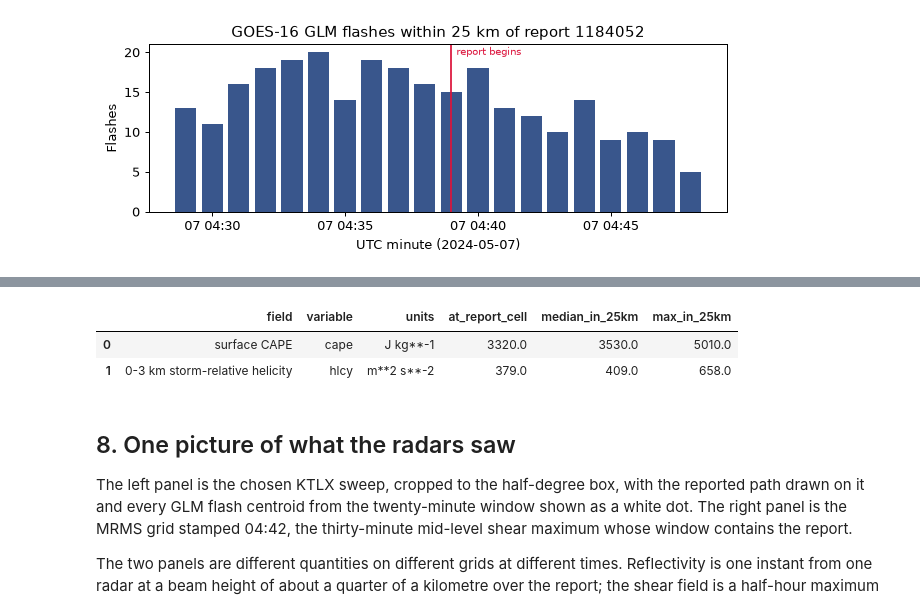
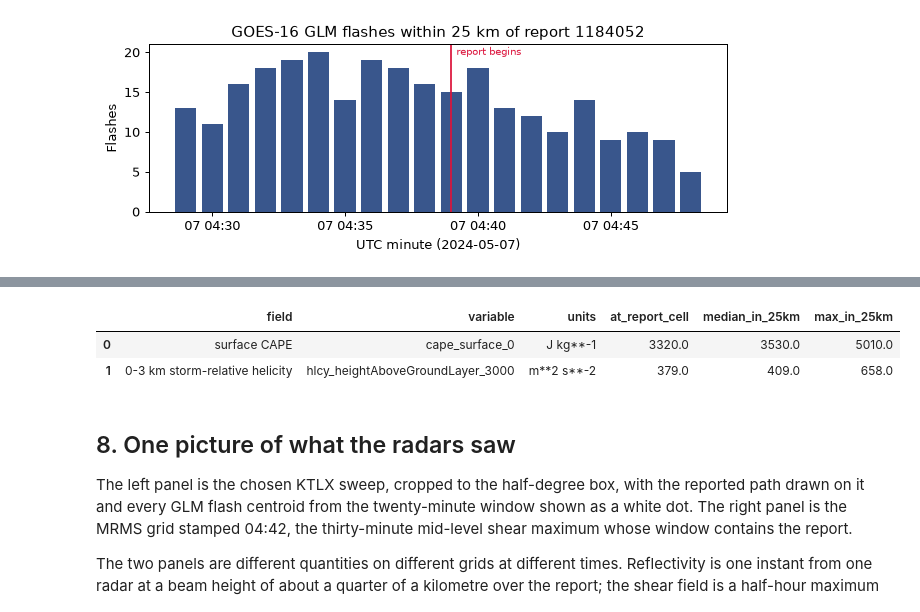
Before and after one commit to jakeryderv/usdata, a Jupyter notebook: examples/severe-weather-case-study/example.ipynb, the cells around one changed output, grey strips where cells are left out. Cells and saved outputs as stored; diff of their text form; code cells hidden in the pictures.

```diff
--- a/examples/severe-weather-case-study/example.ipynb
+++ b/examples/severe-weather-case-study/example.ipynb
@@ -165,21 +173,15 @@ columns = [
 (reports_item,) = result.by_source["reports"]
 events = reports_item.open(usecols=columns)
 print("Records in the 2024 archive:", len(events))
+for derived in events.attrs["usdata"]["derived"]:
+    print(f"{derived['column']} from {derived['source']}: {derived['rule']}")
+    print(f"  rows the rule could not parse: {derived['unparsed']}")
 
 (report,) = events.loc[events.EVENT_ID.eq("1184052")].to_dict("records")
-if report["CZ_TIMEZONE"] != "CST-6":
-    raise ValueError(f"Review the timezone before converting: {report['CZ_TIMEZONE']}")
-CST = timezone(timedelta(hours=-6))
-REPORT_UTC = (
-    datetime.strptime(report["BEGIN_DATE_TIME"], "%d-%b-%y %H:%M:%S")
-    .replace(tzinfo=CST)
-    .astimezone(UTC)
-)
-END_UTC = (
-    datetime.strptime(report["END_DATE_TIME"], "%d-%b-%y %H:%M:%S")
-    .replace(tzinfo=CST)
-    .astimezone(UTC)
-)
+if pd.isna(report["BEGIN_UTC"]) or pd.isna(report["END_UTC"]):
+    raise ValueError(f"No UTC time was derived from {report['CZ_TIMEZONE']!r}")
+REPORT_UTC = report["BEGIN_UTC"].to_pydatetime()
+END_UTC = report["END_UTC"].to_pydatetime()
 LAT, LON = float(report["BEGIN_LAT"]), float(report["BEGIN_LON"])
 END_LAT, END_LON = float(report["END_LAT"]), float(report["END_LON"])
 _, _, straight_m = geod.inv(LON, LAT, END_LON, END_LAT)
@@ -612,30 +622,25 @@ inventory = pd.DataFrame(
 print(
     f"{summary.asset_id}: {summary.format.value}, {summary.size:,} bytes, {len(inventory)} messages"
 )
-print("\nEvery CAPE and helicity message in the file:")
-print(inventory.loc[inventory.shortName.isin(["cape", "hlcy"])].to_string())
-
-try:
-    environment.open(select={"shortName": ["cape", "hlcy"], "typeOfLevel": "surface"}, strict=True)
-except ValueError as exc:
-    print("\nstrict=True refuses a select value that matches nothing:")
-    print(str(exc).split(";")[0])
-    print("(the rest of the message lists the short names that were available)")
+print("\nEvery message the partial fetch brought back:")
+print(inventory.to_string())
 
 started = time.perf_counter()
-cape = environment.open(select={"shortName": "cape", "typeOfLevel": "surface"}, strict=True)
-helicity = environment.open(
-    select={"shortName": "hlcy", "typeOfLevel": "heightAboveGroundLayer", "level": 3000},
-    strict=True,
-)
+fields = environment.open()
+messages = fields.attrs["usdata"]["messages"]
+cape_name = next(name for name, message in messages.items() if message["shortName"] == "cape")
+helicity_name = next(name for name, message in messages.items() if message["shortName"] == "hlcy")
 analysis_utc = environment.asset.time.start
 lead = REPORT_UTC - analysis_utc
 print(f"\nDecode seconds: {time.perf_counter() - started:.1f}")
+print("Variable names, from attrs['usdata']['messages']:")
+for name, message in messages.items():
+    print(f"  {name}: message {message['index']} of the fetched file, step {message['step']}")
 print("Analysis valid:", analysis_utc.isoformat())
 print(f"Report follows the analysis by {lead} ({lead.total_seconds() / 60:.0f} minutes)")
 
-latitudes = cape.latitude.values
-stored = cape.longitude.values
+latitudes = fields.latitude.values
+stored = fields.longitude.values
 longitudes = np.where(stored > 180, stored - 360, stored)
 rows, cols = np.where((np.abs(latitudes - LAT) <= 0.6) & (np.abs(longitudes - LON) <= 0.75))
 window = (slice(rows.min(), rows.max() + 1), slice(cols.min(), cols.max() + 1))
@@ -653,23 +658,22 @@ print(
 )
 
 environment_rows = []
-for label, dataset in (
-    ("surface CAPE", cape),
-    ("0-3 km storm-relative helicity", helicity),
+for label, variable in (
+    ("surface CAPE", cape_name),
+    ("0-3 km storm-relative helicity", helicity_name),
 ):
-    (variable,) = dataset.data_vars
-    values = dataset[variable].values[window]
+    values = fields[variable].values[window]
     environment_rows.append(
         {
             "field": label,
             "variable": variable,
-            "units": dataset[variable].attrs["units"],
+            "units": fields[variable].attrs["units"],
             "at_report_cell": round(float(values[nearest]), 1),
             "median_in_25km": round(float(np.median(values[circle])), 1),
             "max_in_25km": round(float(values[circle].max()), 1),
         }
     )
-del cape, helicity
+del fields
 gc.collect()
 pd.DataFrame(environment_rows)
 # %% [output]
@@ -693,9 +691,9 @@ Decode seconds: 0.6
 Analysis valid: 2024-05-07T04:00:00+00:00
 Report follows the analysis by 0:39:00 (39 minutes)
 Nearest grid cell: 35.3693 N -97.5388 E, 1.04 km from the report (grid spacing is 3 km); 221 cells within 25 km
 |  | field | variable | units | at_report_cell | median_in_25km | max_in_25km |
-| 0 | surface CAPE | cape | J kg**-1 | 3320.0 | 3530.0 | 5010.0 |
-| 1 | 0-3 km storm-relative helicity | hlcy | m**2 s**-2 | 379.0 | 409.0 | 658.0 |
+| 0 | surface CAPE | cape_surface_0 | J kg**-1 | 3320.0 | 3530.0 | 5010.0 |
+| 1 | 0-3 km storm-relative helicity | hlcy_heightAboveGroundLayer_3000 | m**2 s**-2 | 379.0 | 409.0 | 658.0 |
 # %% [markdown]
 ## 8. One picture of what the radars saw
 
```
Also changed, not shown: parts of 11 cells of this notebook, 6 other files.
